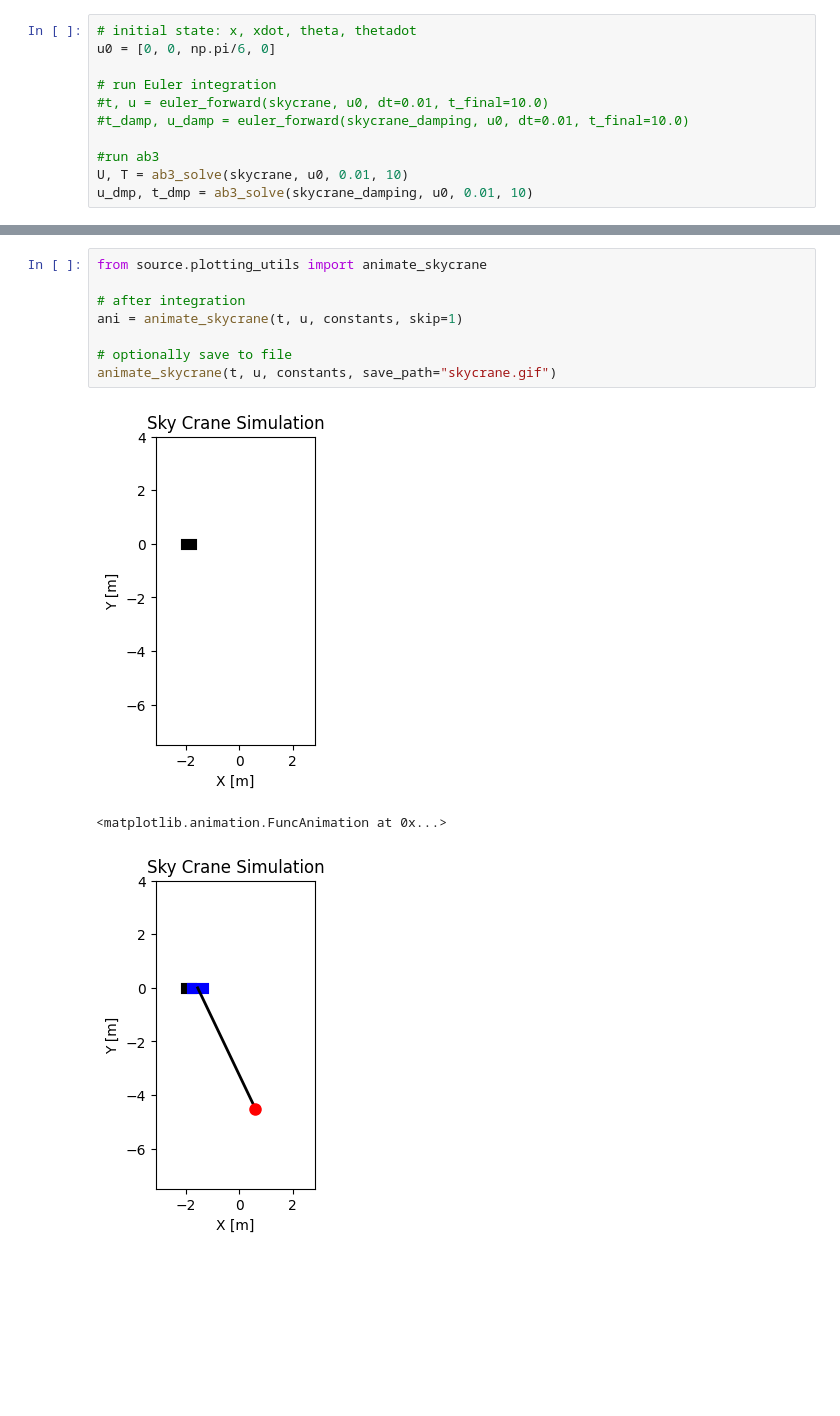
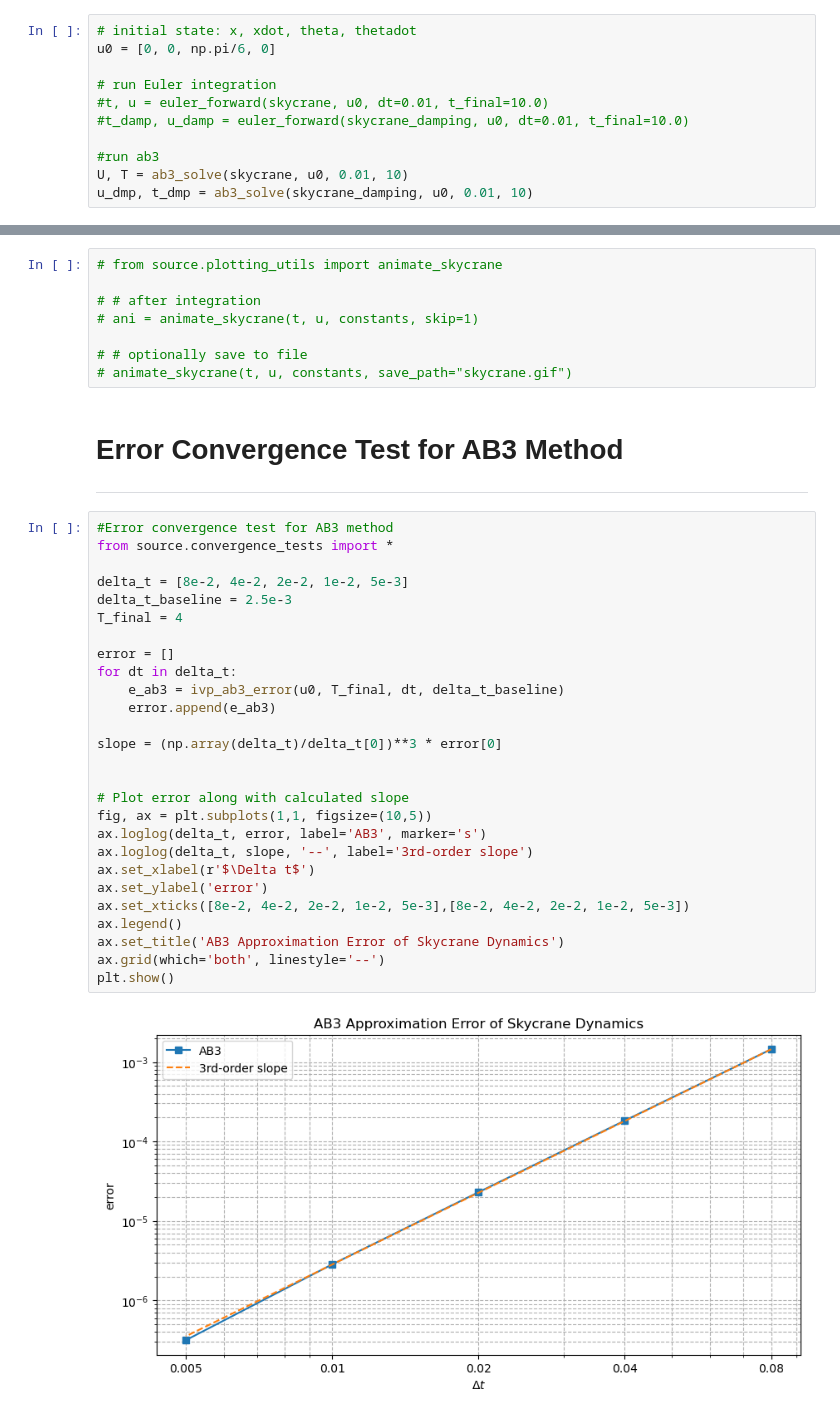
Before and after one commit to elijah-lewis5/AE370-Project-1, a Jupyter notebook: main.ipynb, the cells around one changed output, grey strips where cells are left out. Drawn from its saved outputs; the diff is of its cells as text; blank space fills up the shorter version.

Commit message:
Updated error 11:15pm

```diff
--- a/main.ipynb
+++ b/main.ipynb
@@ -77,12 +75,41 @@ plot_x_theta(t_dmp, u_dmp)
 # %%
-from source.plotting_utils import animate_skycrane
+# from source.plotting_utils import animate_skycrane
 
-# after integration
-ani = animate_skycrane(t, u, constants, skip=1)
+# # after integration
+# ani = animate_skycrane(t, u, constants, skip=1)
 
-# optionally save to file
-animate_skycrane(t, u, constants, save_path="skycrane.gif")
+# # optionally save to file
+# animate_skycrane(t, u, constants, save_path="skycrane.gif")
-# %% [output]
-[figure, removed]
-<matplotlib.animation.FuncAnimation at 0x...>
-[figure, removed]
+# %% [markdown]
+# Error Convergence Test for AB3 Method
+
+---
+# %%
+#Error convergence test for AB3 method
+from source.convergence_tests import *
+
+delta_t = [8e-2, 4e-2, 2e-2, 1e-2, 5e-3]
+delta_t_baseline = 2.5e-3
+T_final = 4
+
+error = []
+for dt in delta_t:
+    e_ab3 = ivp_ab3_error(u0, T_final, dt, delta_t_baseline)
+    error.append(e_ab3)
+
+slope = (np.array(delta_t)/delta_t[0])**3 * error[0]
+
+
+# Plot error along with calculated slope
+fig, ax = plt.subplots(1,1, figsize=(10,5))
+ax.loglog(delta_t, error, label='AB3', marker='s')
+ax.loglog(delta_t, slope, '--', label='3rd-order slope')
+ax.set_xlabel(r'$\Delta t$')
+ax.set_ylabel('error')
+ax.set_xticks([8e-2, 4e-2, 2e-2, 1e-2, 5e-3],[8e-2, 4e-2, 2e-2, 1e-2, 5e-3])
+ax.legend()
+ax.set_title('AB3 Approximation Error of Skycrane Dynamics')
+ax.grid(which='both', linestyle='--')
+plt.show()
+# %% [output]
+[figure, added]
```
Also changed, not shown: parts of 1 cell of this notebook, 1 other file.
